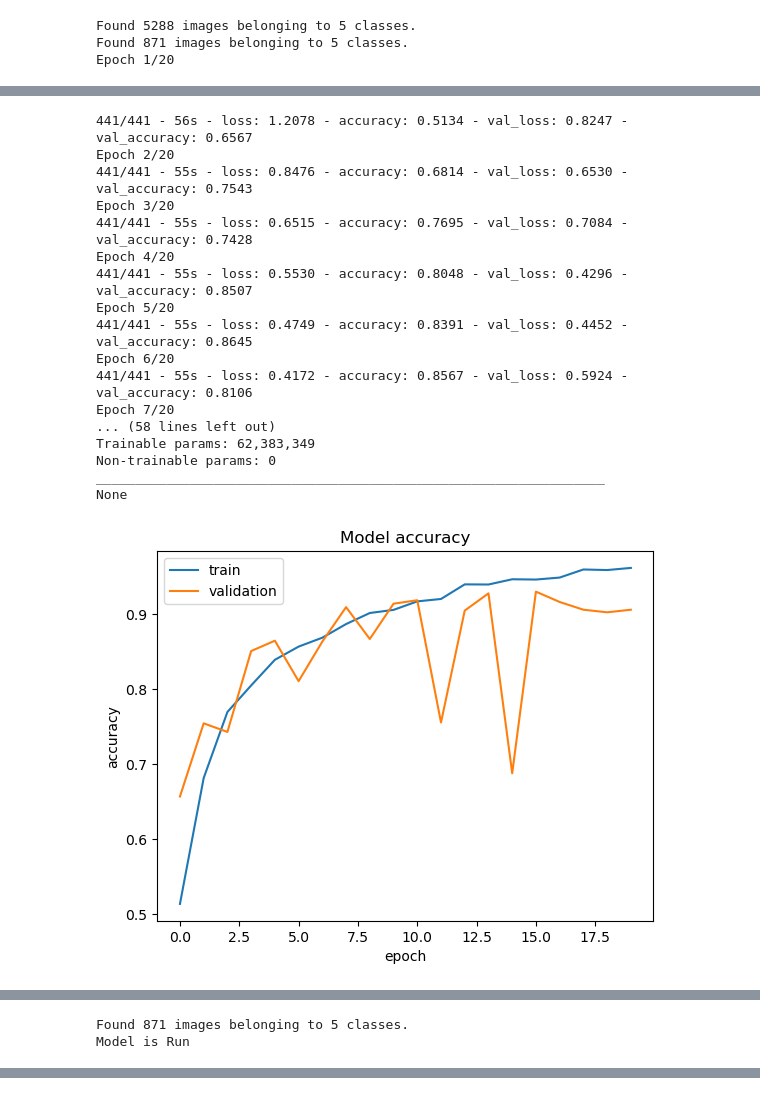
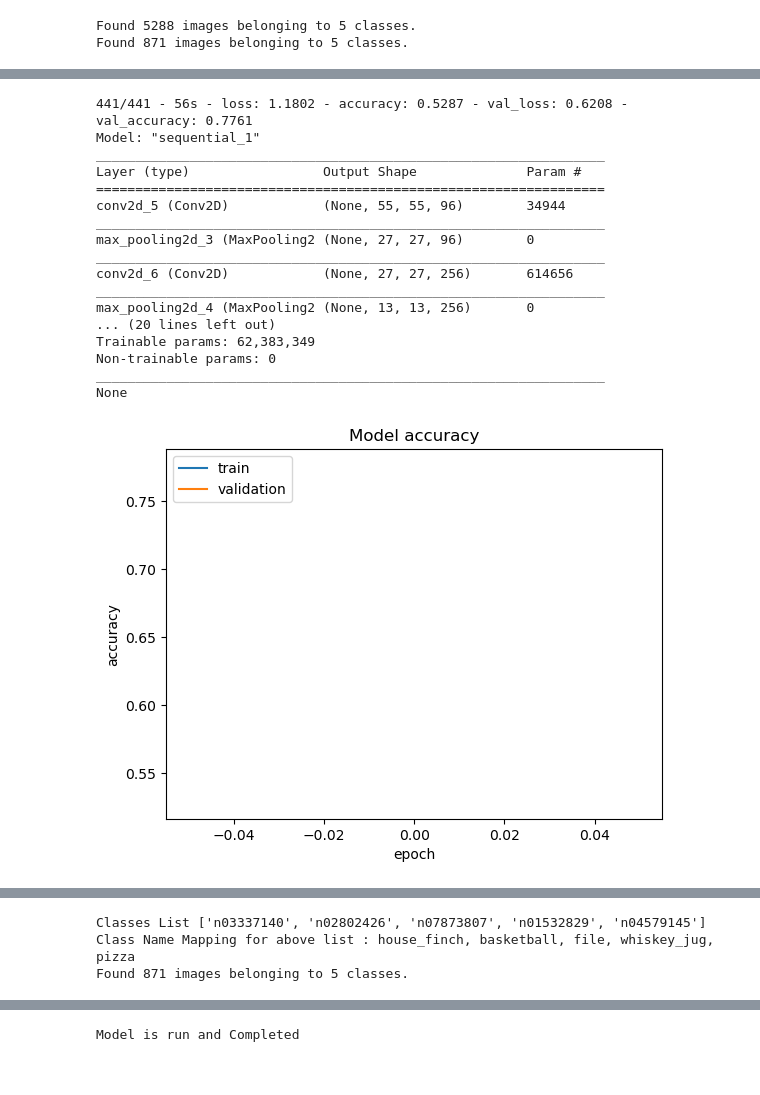
Before and after one commit to m0n1sh/dsci_project_team_2, a Jupyter notebook: final_submission_base_model.ipynb, the cells around one changed output, grey strips where cells are left out. Cells and saved outputs as stored; diff of their text form; code cells hidden in the pictures.

```diff
--- a/final_submission_base_model.ipynb
+++ b/final_submission_base_model.ipynb
@@ -194,5 +240,6 @@ class AlexRipOff:
 # %%
 if __name__ == "__main__":
+
 
     import datetime
     import numpy as np
@@ -206,16 +253,16 @@ if __name__ == "__main__":
     from tensorflow.keras.models import Sequential
     from tensorflow.keras.preprocessing.image import ImageDataGenerator
     from tensorflow.keras.utils import to_categorical
+    ## Making all necessary import from libraries.
 
-
-    epochs                 = 20
-    data_loader_batch_size = 12
-    image_height           = 227
-    image_width            = 227
-    train_dataset_path     = "small_folder"
-    valid_dataset_path     = "test"
+    epochs                 = 1
+    data_loader_batch_size = 12             ## Kept a lower batch size for avoiding OOM error in local.
+    image_height           = 227            ## ImageNet Data specification
+    image_width            = 227            ## ImageNet Data specification
+    train_dataset_path     = "small_folder" ## Training dataset path
+    valid_dataset_path     = "test"         ## Testing dataset path
     model_path             = "./alex_rip_off_pizza_included.h5"
-    number_of_classes      = 5
+    number_of_classes      = 5              ## Our set consists of 5 classes only.
 
 
     alex_rip_off_model = AlexRipOff(number_of_classes,image_height,image_width,train_dataset_path,valid_dataset_path,model_path,epochs,data_loader_batch_size)
@@ -227,8 +274,7 @@ if __name__ == "__main__":
     alex_rip_off_model.random_image_check()
 
 
-    print("Model is Run")
+    print("Model is run and Completed")
 # %% [output]
 Found 5288 images belonging to 5 classes.
 Found 871 images belonging to 5 classes.
-Epoch 1/20
@@ -237,18 +283,18 @@ Epoch 1/20
-441/441 - 56s - loss: 1.2078 - accuracy: 0.5134 - val_loss: 0.8247 - val_accuracy: 0.6567
-Epoch 2/20
-441/441 - 55s - loss: 0.8476 - accuracy: 0.6814 - val_loss: 0.6530 - val_accuracy: 0.7543
-Epoch 3/20
-441/441 - 55s - loss: 0.6515 - accuracy: 0.7695 - val_loss: 0.7084 - val_accuracy: 0.7428
-Epoch 4/20
-441/441 - 55s - loss: 0.5530 - accuracy: 0.8048 - val_loss: 0.4296 - val_accuracy: 0.8507
-Epoch 5/20
-441/441 - 55s - loss: 0.4749 - accuracy: 0.8391 - val_loss: 0.4452 - val_accuracy: 0.8645
-Epoch 6/20
-441/441 - 55s - loss: 0.4172 - accuracy: 0.8567 - val_loss: 0.5924 - val_accuracy: 0.8106
-Epoch 7/20
-... (58 lines left out)
+441/441 - 56s - loss: 1.1802 - accuracy: 0.5287 - val_loss: 0.6208 - val_accuracy: 0.7761
+Model: "sequential_1"
+_________________________________________________________________
+Layer (type)                 Output Shape              Param #
+=================================================================
+conv2d_5 (Conv2D)            (None, 55, 55, 96)        34944
+_________________________________________________________________
+max_pooling2d_3 (MaxPooling2 (None, 27, 27, 96)        0
+_________________________________________________________________
+conv2d_6 (Conv2D)            (None, 27, 27, 256)       614656
+_________________________________________________________________
+max_pooling2d_4 (MaxPooling2 (None, 13, 13, 256)       0
+... (20 lines left out)
 Trainable params: 62,383,349
 Non-trainable params: 0
 _________________________________________________________________
 None
-[figure, old version]
+[figure, new version]
@@ -256,2 +302,3 @@ None
+Classes List ['n03337140', 'n02802426', 'n07873807', 'n01532829', 'n04579145']
+Class Name Mapping for above list : house_finch, basketball, file, whiskey_jug, pizza
 Found 871 images belonging to 5 classes.
-Model is Run
@@ -258,0 +306 @@ Model is Run
+Model is run and Completed
```
Also changed, not shown: parts of 2 cells of this notebook.
